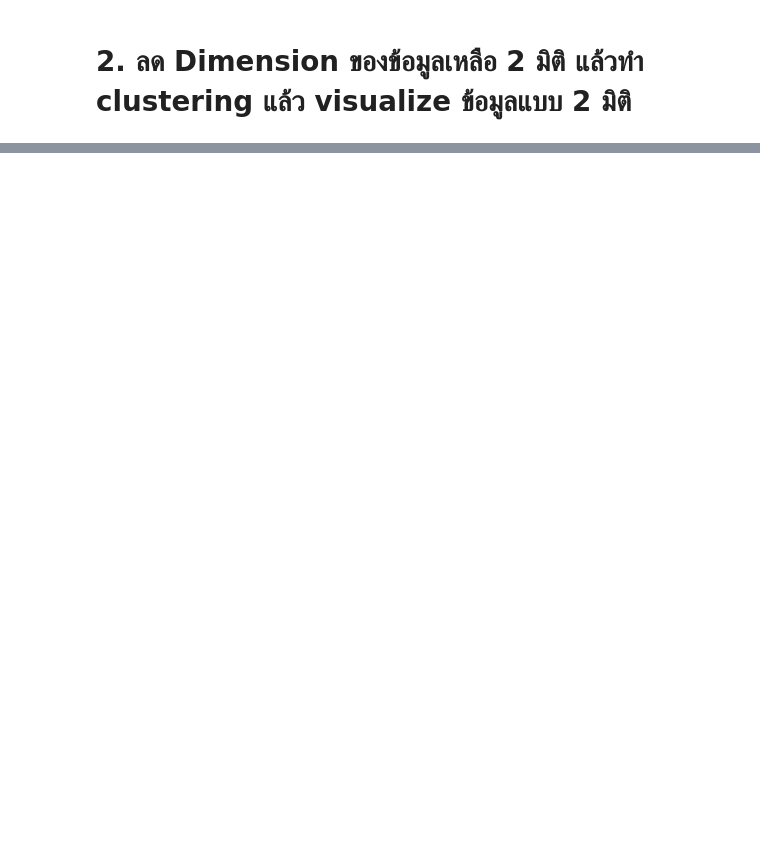
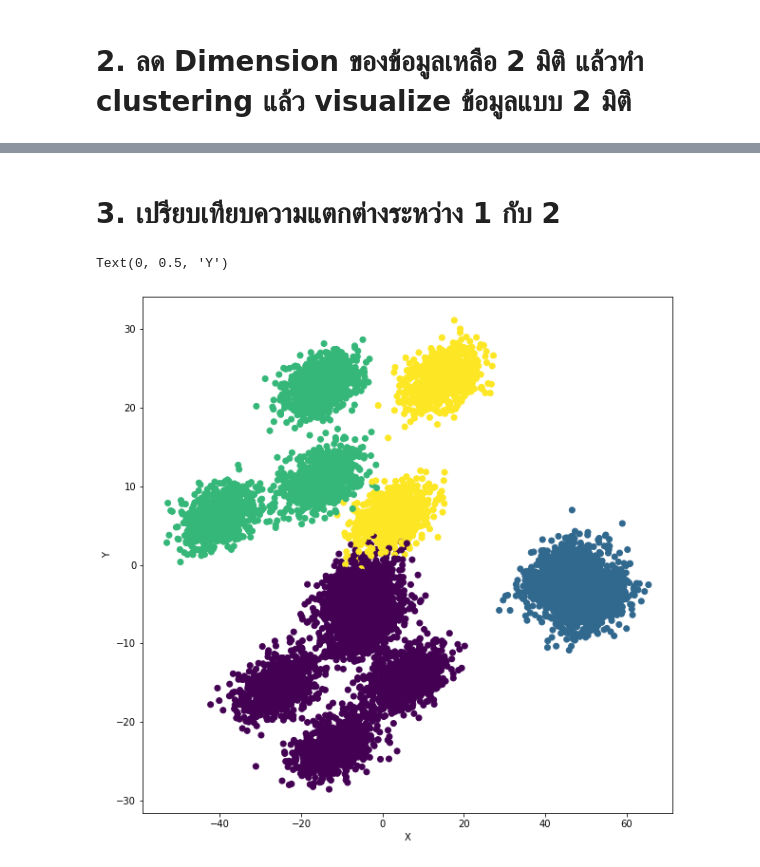
Before and after one commit to PhinyadaPhen/Multivariate, a Jupyter notebook: Multivariate_Exam.ipynb, the cells around one changed output, grey strips where cells are left out. Drawn from its saved outputs; the diff is of its cells as text; code cells hidden in the pictures; blank space fills up the shorter version.

```diff
--- a/Multivariate_Exam.ipynb
+++ b/Multivariate_Exam.ipynb
@@ -288,0 +318,13 @@ plt.ylabel('Y')
+# %% [markdown]
+# 3. เปรียบเทียบความแตกต่างระหว่าง 1 กับ 2
+# %%
+matplotlib.rcParams['figure.figsize']=[10,10]
+kmeans = KMeans(n_clusters=4)
+kmeans.fit(Data)
+a = kmeans.predict(Data)
+plt.scatter(new_pca[:,0],new_pca[:,1], c=a)
+plt.xlabel('X')
+plt.ylabel('Y')
+# %% [output]
+Text(0, 0.5, 'Y')
+[figure, added]
```
Also changed, not shown: parts of 34 cells of this notebook.
